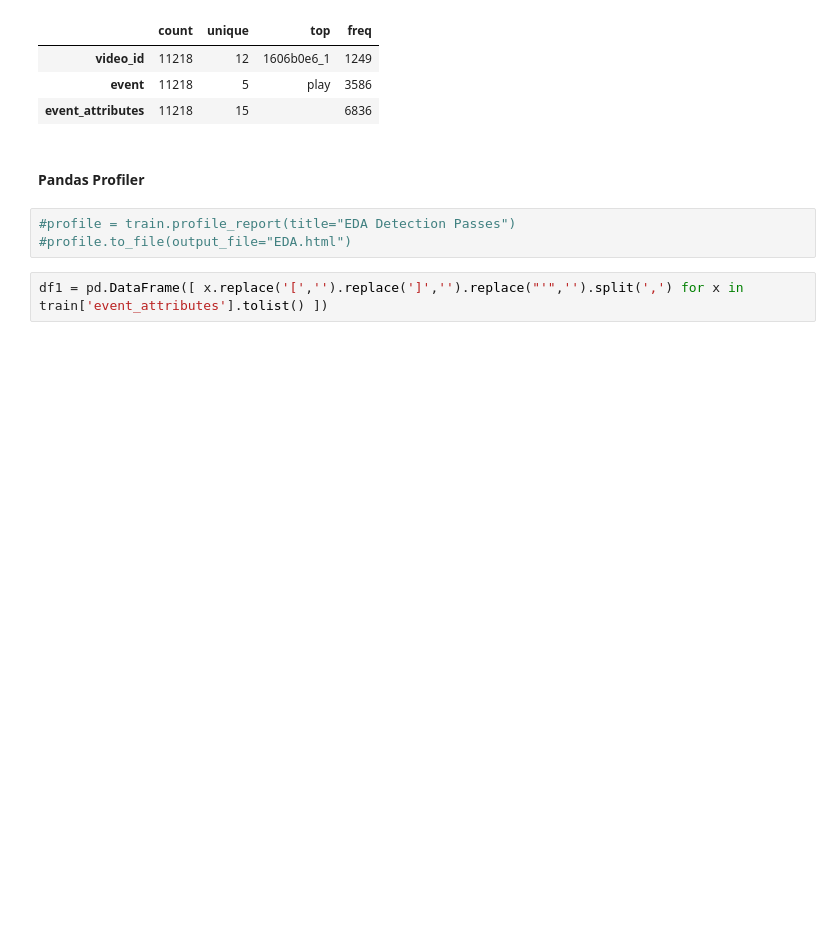
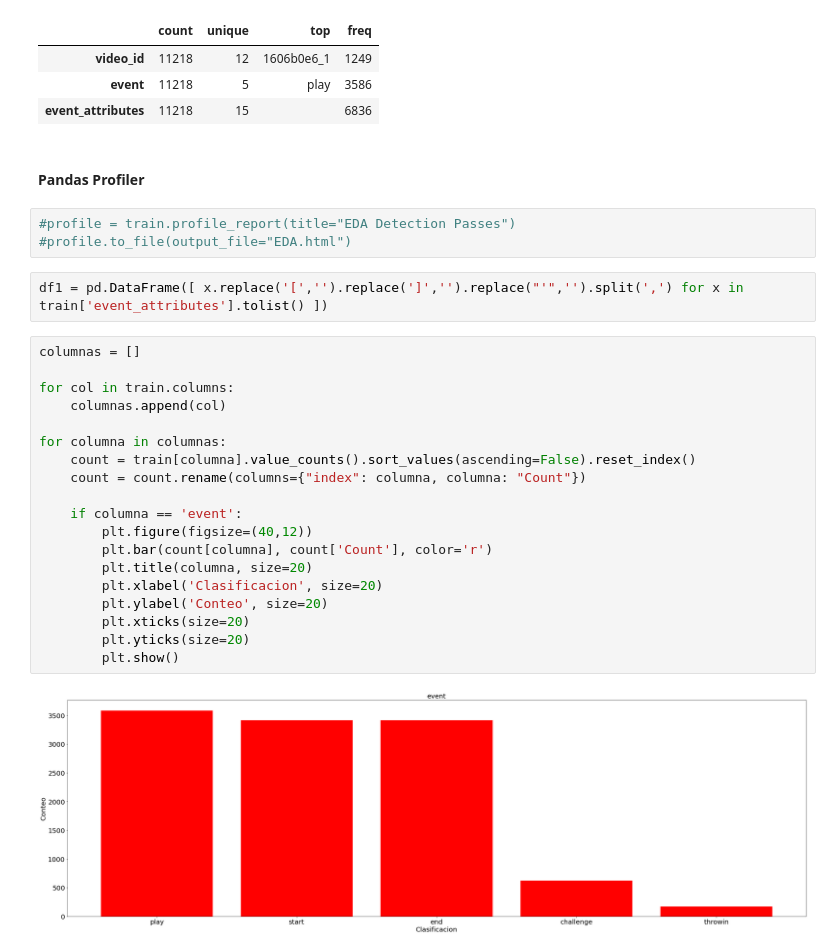
Before and after one commit to Mar19845/detection_passes_football, a Jupyter notebook: EDA proyect.ipynb, the cells around one changed output. Drawn from its saved outputs; the diff is of its cells as text; blank space fills up the shorter version.

Commit message:
Kinds of events count

```diff
--- a/EDA proyect.ipynb
+++ b/EDA proyect.ipynb
@@ -55,3 +55,24 @@ train.describe(include=['O']).transpose()
 #profile.to_file(output_file="EDA.html")
 # %%
 df1 = pd.DataFrame([ x.replace('[','').replace(']','').replace("'",'').split(',') for x in train['event_attributes'].tolist() ])
+# %%
+columnas = []
+
+for col in train.columns:
+    columnas.append(col)
+
+for columna in columnas:
+    count = train[columna].value_counts().sort_values(ascending=False).reset_index()
+    count = count.rename(columns={"index": columna, columna: "Count"})
+
+    if columna == 'event':
+        plt.figure(figsize=(40,12))
+        plt.bar(count[columna], count['Count'], color='r')
+        plt.title(columna, size=20)
+        plt.xlabel('Clasificacion', size=20)
+        plt.ylabel('Conteo', size=20)
+        plt.xticks(size=20)
+        plt.yticks(size=20)
+        plt.show()
+# %% [output]
+[figure, added]
```
